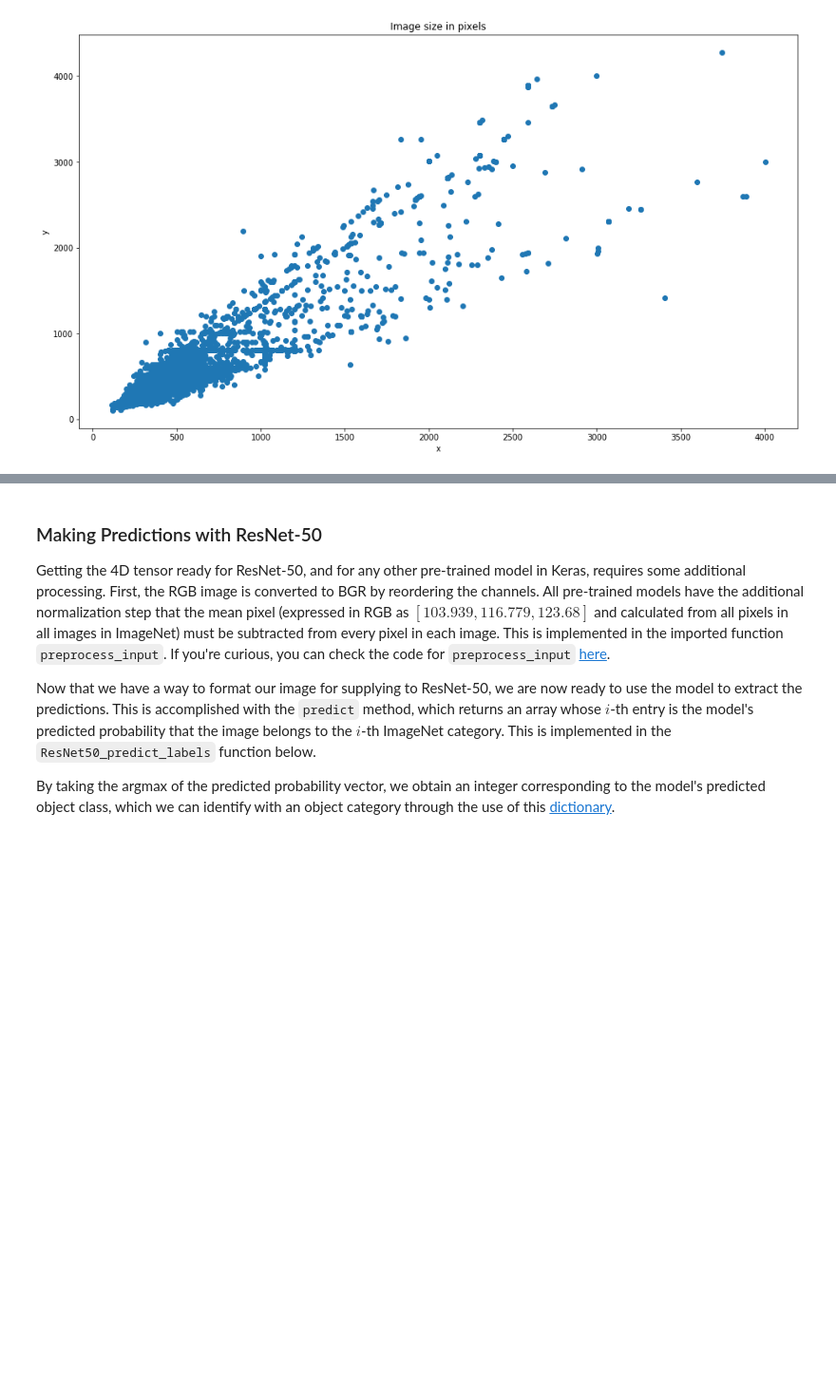
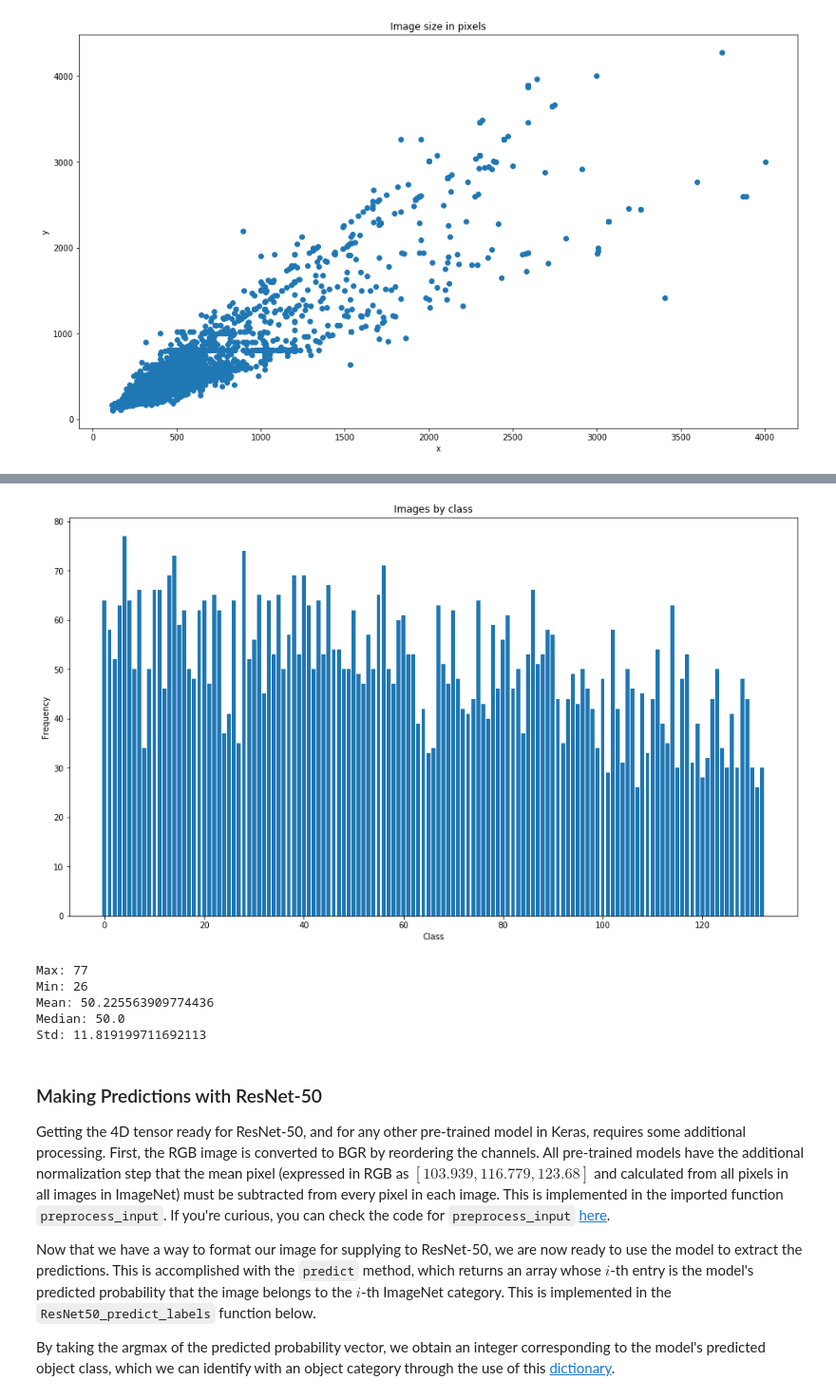
Before and after one commit to paco23ch/data_science_capstone, a Jupyter notebook: dog_app.ipynb, the cells around one changed output, grey strips where cells are left out. Shown: that part at 95% size. Cells and saved outputs as stored; diff of their text form; code cells hidden in the pictures; blank space fills up the shorter version.

```diff
--- a/dog_app.ipynb
+++ b/dog_app.ipynb
@@ -376,3 +399,28 @@ plt.scatter(x=x, y=y);
+# %%
+import matplotlib.pyplot as plt
+%matplotlib inline
+
+x = np.arange(0,len(dog_files))
+
+plt.figure(figsize=(16,9))
+plt.bar(x=x, height=dog_files)
+plt.title('Images by class')
+plt.xlabel('Class')
+plt.ylabel('Frequency');
+# %% [output]
+[figure, added]
+# %%
+print('Max: {}'.format(np.max(dog_files)))
+print('Min: {}'.format(np.min(dog_files)))
+print('Mean: {}'.format(np.mean(dog_files)))
+print('Median: {}'.format(np.median(dog_files)))
+print('Std: {}'.format(np.std(dog_files)))
+# %% [output]
+Max: 77
+Min: 26
+Mean: 50.225563909774436
+Median: 50.0
+Std: 11.819199711692113
 # %% [markdown]
 ### Making Predictions with ResNet-50
 
```
Also changed, not shown: parts of 7 cells of this notebook, 2 other files.
